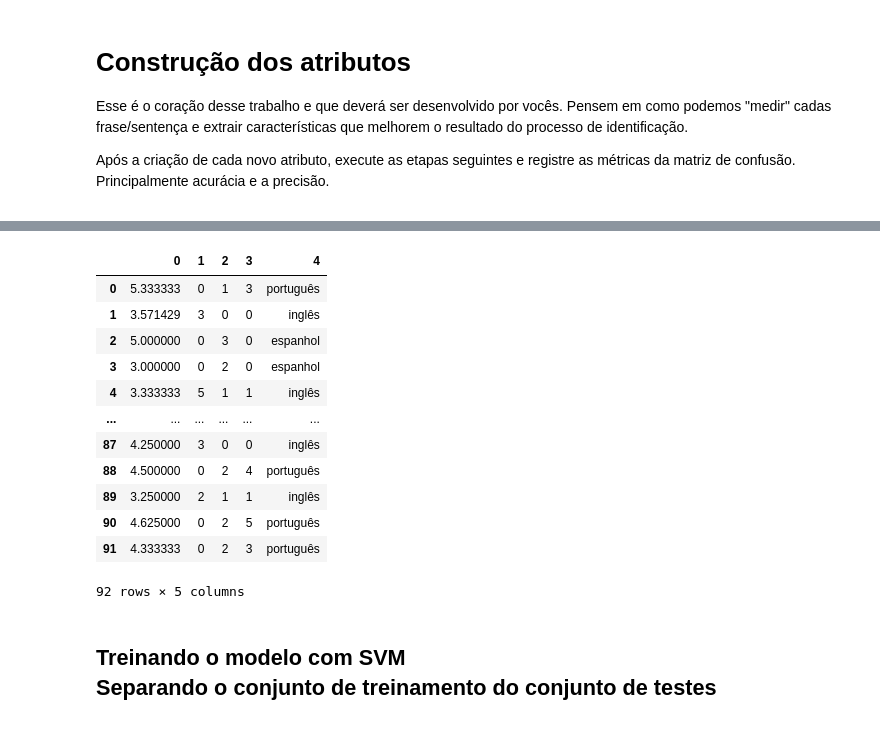
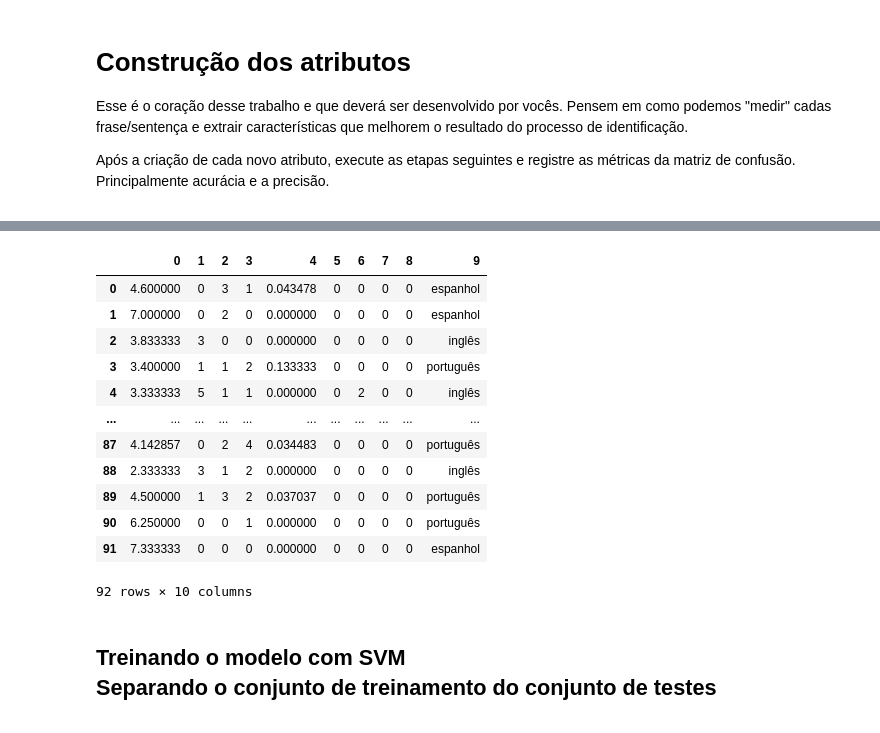
Before and after one commit to GRUPO-25-POS-IAA-2025/TRABALHO-6-ARQUITETURA-DE-DADOS-1, a Jupyter notebook: exercicio-1-arquitetura-de-dados.ipynb, the cells around one changed output, grey strips where cells are left out. Drawn from its saved outputs; the diff is of its cells as text; code cells hidden in the pictures.

Commit message:
feat(exercicio-1): Adicionado ratio_acentos, conta_ntil e bigramas para criar mais caracteristicas.

```diff
--- a/exercicio-1-arquitetura-de-dados.ipynb
+++ b/exercicio-1-arquitetura-de-dados.ipynb
@@ -181,10 +163,20 @@ stopwords_pt = nlp_pt.Defaults.stop_words
 # %%
 # a entrada é o vetor pre_padroes e a saída desse passo deverá ser "padrões"
-import re
+import re, collections
+import spacy
+
+nlp_en = spacy.blank('en')
+nlp_es = spacy.blank('es')
+nlp_pt = spacy.blank('pt')
+
+stopwords_en = nlp_en.Defaults.stop_words
+stopwords_es = nlp_es.Defaults.stop_words
+stopwords_pt = nlp_pt.Defaults.stop_words
 
 print('Inglês:', list(stopwords_en)[:10])
 print('Espanhol:', list(stopwords_es)[:10])
 print('Português:', list(stopwords_pt)[:10])
+
 def tamanhoMedioFrases(texto):
   palavras = re.split("\s",texto)
   #print(palavras)
@@ -195,7 +187,6 @@ def tamanhoMedioFrases(texto):
     soma=soma+t
   return soma / len(tamanhos)
 
-
 def contaStopwords(texto):
     palavras = re.findall(r'\w+', texto.lower())
     n_en = sum(1 for w in palavras if w in stopwords_en)
@@ -203,16 +194,52 @@ def contaStopwords(texto):
     n_pt = sum(1 for w in palavras if w in stopwords_pt)
     return n_en, n_es, n_pt
 
+def ratio_acentos(texto: str) -> float:
+    ACENTOS = "áéíóúàèìòùãõâêîôûçñ"
+    letras = [char for char in texto.lower() if char.isalpha()]
+    if not letras:
+        return 0.0
+    total_acentos = sum(1 for char in letras if char in ACENTOS)
+    return total_acentos / len(letras)
+
+def conta_ntil(texto):
+    # Conta quantas ocorrências de 'ñ' no texto. Feature para sinalizar espanhol.
+    return texto.lower().count('ñ')
+
+def bigramas(texto):
+    # 1. Normaliza minúsculas e sem espaços
+    normalized = re.sub(r'\s+', '', texto.lower())
+    # 2. Extrai todos os pares de caracteres adjacentes
+    return [normalized[i : i + 2] for i in range(len(normalized) - 1)]
+
 def extraiCaracteristicas(frase):
     texto = frase[0]
     pattern_regex = re.compile('[^\w+]', re.UNICODE)
     texto = re.sub(pattern_regex,' ',texto)
-    caracteristica1 = tamanhoMedioFrases(texto)
+
+    tm_frases = tamanhoMedioFrases(texto)
     n_en, n_es, n_pt = contaStopwords(texto)
+
+    acentos = ratio_acentos(texto)
+    ntil = conta_ntil(texto)
+
+    bigrams = bigramas(texto)
+    bigram_counts = collections.Counter(bigrams)
+    freq_th = bigram_counts['th'] # típico de inglês
+    freq_ão = bigram_counts['ão'] # típico de português
+    freq_ll = bigram_counts['ll'] # típico de espanhol
+
+    caracteristica1 = tm_frases
     caracteristica2 = n_en
     caracteristica3 = n_es
     caracteristica4 = n_pt
-    padrao = [caracteristica1, caracteristica2, caracteristica3, caracteristica4, frase[1]]
+    caracteristica5 = acentos
+    caracteristica6 = ntil
+    caracteristica7 = freq_th
+    caracteristica8 = freq_ão
+    caracteristica9 = freq_ll
+
+    padrao = [caracteristica1, caracteristica2, caracteristica3, caracteristica4, caracteristica5, caracteristica6, caracteristica7, caracteristica8, caracteristica9, frase[1]]
     return padrao
 
 def geraPadroes(frases):
@@ -240,16 +267,16 @@ Português: ['vossas', 'vossa', 'obrigada', 'nossa', 'nas', 'num', 'foram', 'tai
-|  | 0 | 1 | 2 | 3 | 4 |
-| 0 | 5.333333 | 0 | 1 | 3 | português |
-| 1 | 3.571429 | 3 | 0 | 0 | inglês |
-| 2 | 5.000000 | 0 | 3 | 0 | espanhol |
-| 3 | 3.000000 | 0 | 2 | 0 | espanhol |
-| 4 | 3.333333 | 5 | 1 | 1 | inglês |
-| ... | ... | ... | ... | ... | ... |
-| 87 | 4.250000 | 3 | 0 | 0 | inglês |
-| 88 | 4.500000 | 0 | 2 | 4 | português |
-| 89 | 3.250000 | 2 | 1 | 1 | inglês |
-| 90 | 4.625000 | 0 | 2 | 5 | português |
-| 91 | 4.333333 | 0 | 2 | 3 | português |
+|  | 0 | 1 | 2 | 3 | 4 | 5 | 6 | 7 | 8 | 9 |
+| 0 | 4.600000 | 0 | 3 | 1 | 0.043478 | 0 | 0 | 0 | 0 | espanhol |
+| 1 | 7.000000 | 0 | 2 | 0 | 0.000000 | 0 | 0 | 0 | 0 | espanhol |
+| 2 | 3.833333 | 3 | 0 | 0 | 0.000000 | 0 | 0 | 0 | 0 | inglês |
+| 3 | 3.400000 | 1 | 1 | 2 | 0.133333 | 0 | 0 | 0 | 0 | português |
+| 4 | 3.333333 | 5 | 1 | 1 | 0.000000 | 0 | 2 | 0 | 0 | inglês |
+| ... | ... | ... | ... | ... | ... | ... | ... | ... | ... | ... |
+| 87 | 4.142857 | 0 | 2 | 4 | 0.034483 | 0 | 0 | 0 | 0 | português |
+| 88 | 2.333333 | 3 | 1 | 2 | 0.000000 | 0 | 0 | 0 | 0 | inglês |
+| 89 | 4.500000 | 1 | 3 | 2 | 0.037037 | 0 | 0 | 0 | 0 | português |
+| 90 | 6.250000 | 0 | 0 | 1 | 0.000000 | 0 | 0 | 0 | 0 | português |
+| 91 | 7.333333 | 0 | 0 | 0 | 0.000000 | 0 | 0 | 0 | 0 | espanhol |
-92 rows × 5 columns
+92 rows × 10 columns
 # %% [markdown]
 <h2>Treinando o modelo com SVM</h1>
 <p>Separando o conjunto de treinamento do conjunto de testes</p>
```
Also changed, not shown: parts of 6 cells of this notebook, 1 other file.
